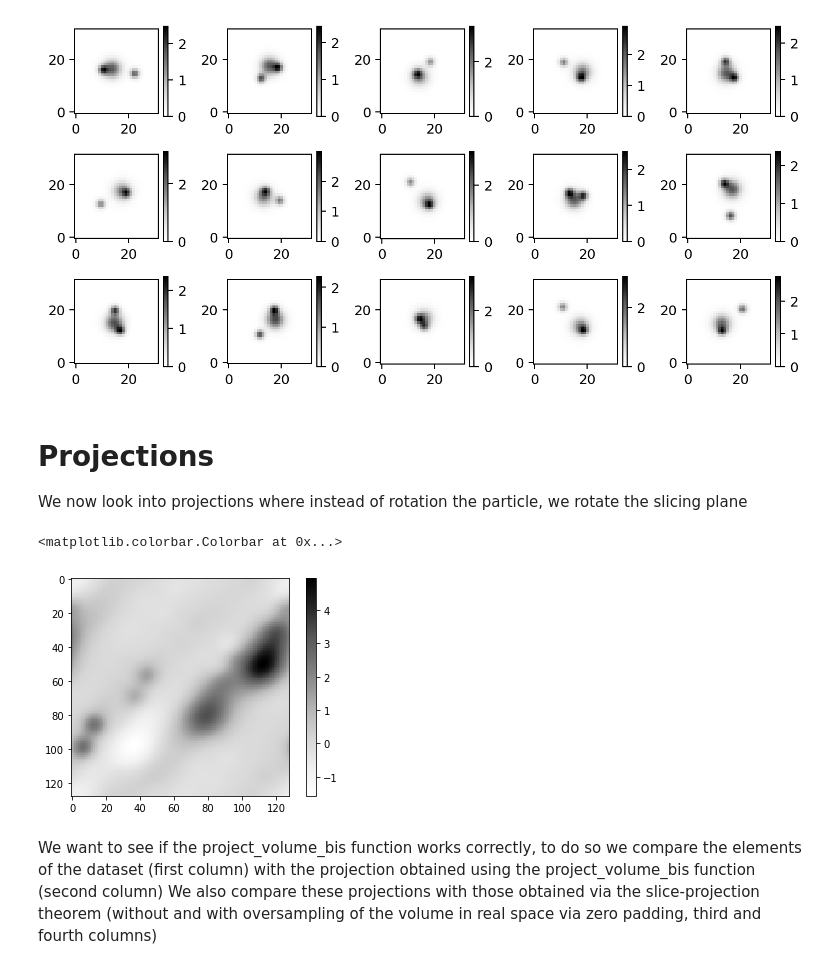
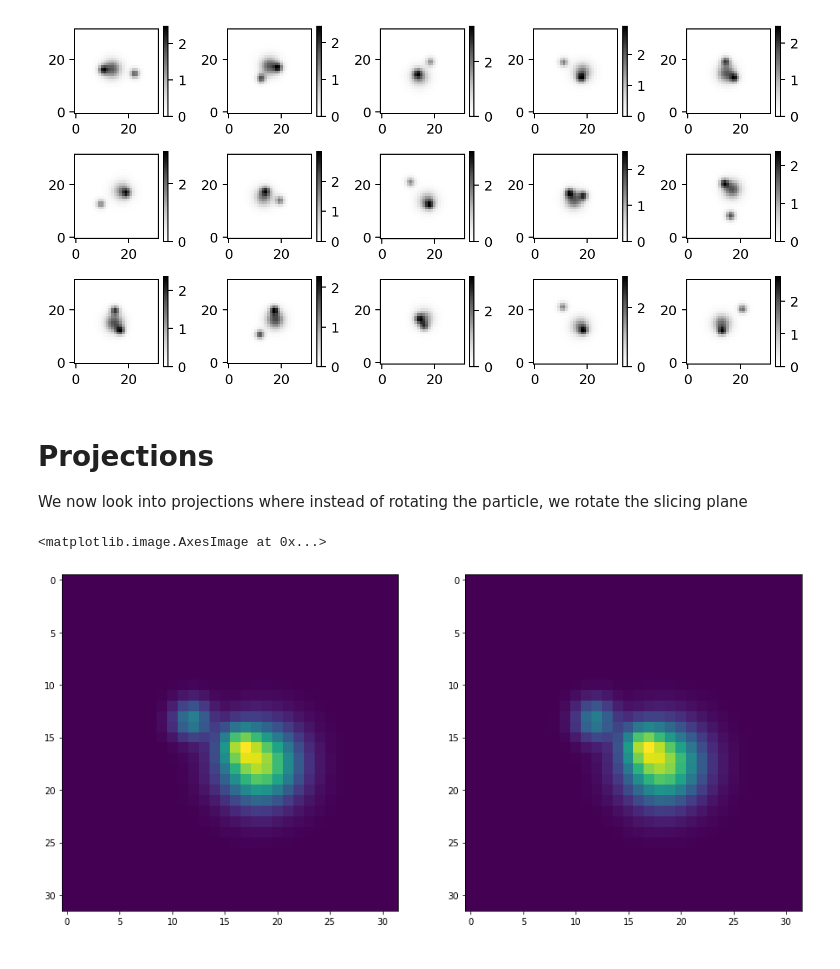
Before and after one commit to fredericpoitevin/gmm-cryoem, a Jupyter notebook: notebooks/Single particle reconstruction.ipynb, the cells around one changed output. Cells and saved outputs as stored; diff of their text form; code cells hidden in the pictures.

```diff
--- a/notebooks/Single particle reconstruction.ipynb
+++ b/notebooks/Single particle reconstruction.ipynb
@@ -70,16 +71,17 @@ plt.show()
 [figure]
 # %% [markdown]
 # Projections
-We now look into projections where instead of rotation the particle, we rotate the slicing plane
+We now look into projections where instead of rotating the particle, we rotate the slicing plane
-# %%
-#Rot = R.random(random_state = 0)
-#Rot = R.from_euler('x', 0, degrees = True)
-Rot = R.from_rotvec(metadataset[0,0:3])
-projection = project_volume(volume, Rot)
-plt.imshow(projection, cmap='Greys')
-plt.colorbar()
-# %% [output]
-<matplotlib.colorbar.Colorbar at 0x...>
-[figure, removed]
+# %%
+i=12
+Rot = R.from_rotvec(-metadataset[i,0:3])
+projection = project_volume(volume, Rot)
+
+fig, ax = plt.subplots(1, 2, figsize=(15,15))
+ax[0].imshow(dataset[i])
+ax[1].imshow(projection)
+# %% [output]
+<matplotlib.image.AxesImage at 0x...>
+[figure, added]
 # %%
 #Note from Fred: j'en suis la. J'ai pas eu le temps de finir...
@@ -104,3 +87,0 @@ def project_volume_bis(volume, Rotation):
-# %% [markdown]
-We want to see if the project_volume_bis function works correctly, to do so we compare the elements of the dataset (first column) with the projection obtained using the project_volume_bis function (second column)
-We also compare these projections with those obtained via the slice-projection theorem (without and with oversampling of the volume in real space via zero padding, third and fourth columns)
```
Also changed, not shown: parts of 25 cells of this notebook, 1 other file.
